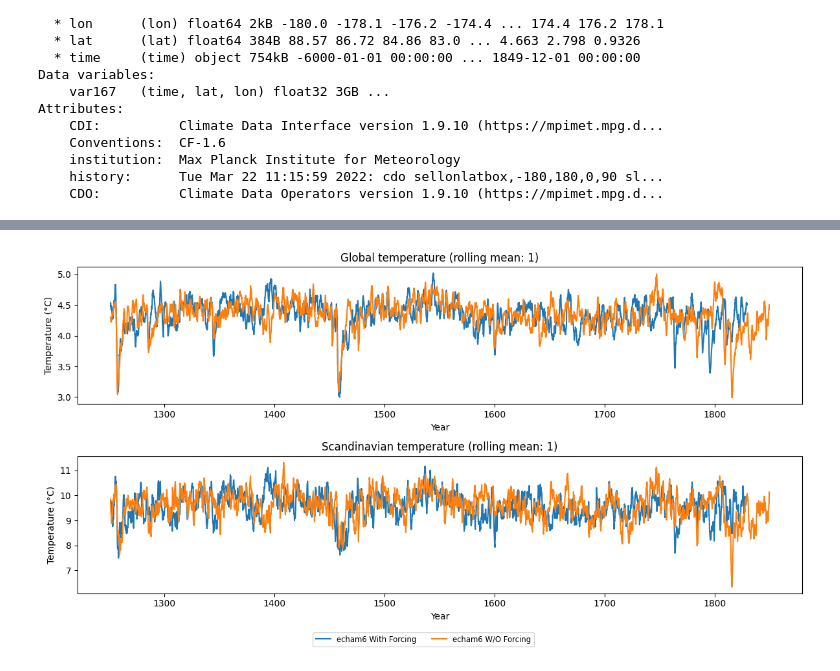
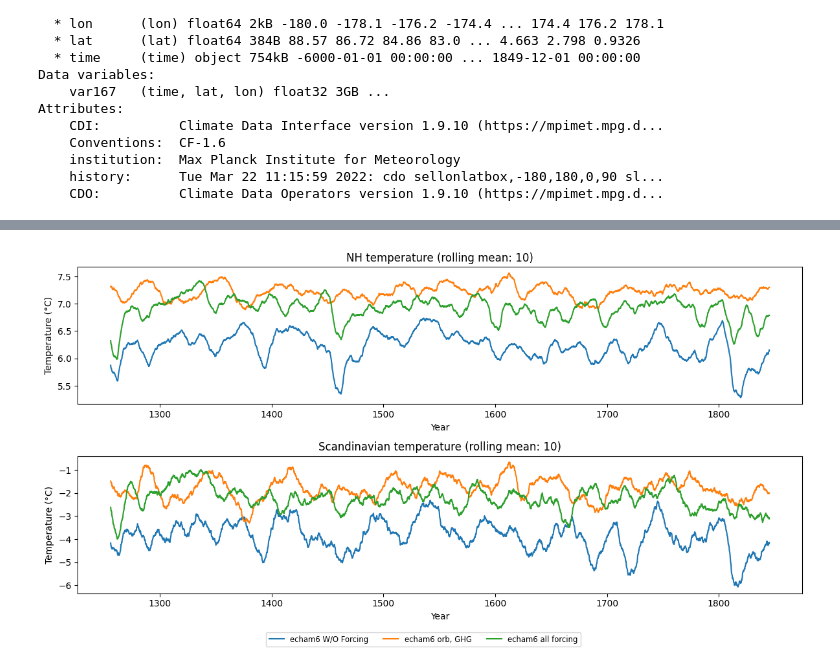
Before and after one commit to EliHHogemo/lia, a Jupyter notebook: Scandinavia_vs_globe_cold_temp.ipynb, the cells around one changed output, grey strips where cells are left out. Drawn from its saved outputs; the diff is of its cells as text; code cells hidden in the pictures.

```diff
--- a/Scandinavia_vs_globe_cold_temp.ipynb
+++ b/Scandinavia_vs_globe_cold_temp.ipynb
@@ -100,7 +118,4 @@ task_NH
 # %%
-tas_orb_GHG = xr.open_dataset('slo0043_echam6_BOT_mm_1001-8850_167_NH.nc')
-tas_all_forcing = xr.open_dataset('slo0042+slo0046+slo0050_echam6_BOT_mm_1001_8850_167_NH.nc')
-
 # === Fix TIME for orb_GHG ===
 n_months_wf = tas_orb_GHG.sizes['time']
 start_year_wf = 1850 - (n_months_wf // 12)  # reverse from last year
@@ -121,8 +136,8 @@ tas_all_forcing = tas_all_forcing.assign_coords(time=("time", cftime_time_wof))
 tas_orb_GHG_lia = tas_orb_GHG.sel(time=slice(f'{start_year}-01-01', f'{end_year}-12-31'))
 tas_all_forcing_lia = tas_all_forcing.sel(time=slice(f'{start_year}-01-01', f'{end_year}-12-31'))
 
-orb_GHG_lia = tas_orb_GHG_lia['var167'].sel(lat=scand_lat).mean(dim=['lat', 'lon'])
-all_forcing_lia = tas_all_forcing_lia['var167'].sel(lat=scand_lat).mean(dim=['lat', 'lon'])
+orb_GHG_lia = tas_orb_GHG_lia['var167'].sel(lat=nh_lat).mean(dim=['lat', 'lon'])
+all_forcing_lia = tas_all_forcing_lia['var167'].sel(lat=nh_lat).mean(dim=['lat', 'lon'])
 
 orb_GHG_smooth = orb_GHG_lia.rolling(time=rolling_months, center=True).mean()
 all_forcing_smooth = all_forcing_lia.rolling(time=rolling_months, center=True).mean()
@@ -194,6 +209,6 @@ plt.show()
 # %%
-x_scand_wf = cftime_to_decimal_year(scand_smoothed_wf['time'].values)
-x_scand_wof = cftime_to_decimal_year(scand_smoothed_wof['time'].values)
+x_nh_wf = cftime_to_decimal_year(nh_smoothed_wf['time'].values)
+x_nh_wof = cftime_to_decimal_year(nh_smoothed_wof['time'].values)
 
 x_orb_GHG = cftime_to_decimal_year(orb_GHG_smooth['time'].values)
 x_all_forcing = cftime_to_decimal_year(all_forcing_smooth['time'].values)
@@ -201,8 +216,8 @@ x_all_forcing = cftime_to_decimal_year(all_forcing_smooth['time'].values)
 fig, ax = plt.subplots(figsize=(12,6))
 
 
-ax.plot(x_scand_wf, scand_smoothed_wf - 273.15, label='echam6 With Forcing')
-ax.plot(x_scand_wof, scand_smoothed_wof - 273.15, label='echam6 W/O Forcing')
+#ax.plot(x_nh_wf, nh_smoothed_wf - 273.15, label='echam6 With Forcing')
+ax.plot(x_nh_wof, nh_smoothed_wof - 273.15, label='echam6 W/O Forcing')
 ax.plot(x_orb_GHG, orb_GHG_smooth - 273.15, label='echam6 orb, GHG')
 ax.plot(x_all_forcing, all_forcing_smooth - 273.15, label='echam6 all forcing')
 ax.set_xlabel('Year')
@@ -225,5 +240,5 @@ plt.show()
 # %%
-scand_lat = slice(89, 0)
+scand_lat = slice(89, 50)
 scand_lon = slice(-10, 50)
 
 scand_lia_wf = t2m_wf_lia['var167'].sel(lat=scand_lat, lon = scand_lon).mean(dim=['lat', 'lon'])
@@ -232,37 +247,46 @@ scand_lia_wof = t2m_wof_lia['var167'].sel(lat=scand_lat, lon = scand_lon).mean(d
 # Smooth with rolling mean
 scand_smoothed_wf = scand_lia_wf.rolling(time=rolling_months, center=True).mean()
 scand_smoothed_wof = scand_lia_wof.rolling(time=rolling_months, center=True).mean()
+# %%
+scand_orb_GHG_lia = tas_orb_GHG_lia['var167'].sel(lat=scand_lat, lon = scand_lon).mean(dim=['lat', 'lon'])
+scand_all_forcing_lia = tas_all_forcing_lia['var167'].sel(lat=scand_lat, lon = scand_lon).mean(dim=['lat', 'lon'])
+
+scand_orb_GHG_smooth = scand_orb_GHG_lia.rolling(time=rolling_months, center=True).mean()
+scand_all_forcing_smooth = scand_all_forcing_lia.rolling(time=rolling_months, center=True).mean()
 # %%
-x_wf = cftime_to_decimal_year(smoothed_global_mean_wf['time'].values)
-x_wof = cftime_to_decimal_year(smoothed_global_mean_wof['time'].values)
-
 x_scand_wf = cftime_to_decimal_year(scand_smoothed_wf['time'].values)
 x_scand_wof = cftime_to_decimal_year(scand_smoothed_wof['time'].values)
+x_scand_orb_GHG = cftime_to_decimal_year(scand_orb_GHG_smooth['time'].values)
+x_scand_all_forcing = cftime_to_decimal_year(scand_all_forcing_smooth['time'].values)
 
 fig, ax = plt.subplots(2,1, figsize=(12,6))
 
-ax[0].plot(x_wf, smoothed_global_mean_wf - 273.15, label='echam6 With Forcing')
-ax[0].plot(x_wof, smoothed_global_mean_wof - 273.15, label='echam6 W/O Forcing')
+#ax[0].plot(x_nh_wf, nh_smoothed_wf - 273.15, label='echam6 With Forcing')
+ax[0].plot(x_nh_wof, nh_smoothed_wof - 273.15, label='echam6 W/O Forcing')
+ax[0].plot(x_orb_GHG, orb_GHG_smooth - 273.15, label='echam6 orb, GHG')
+ax[0].plot(x_all_forcing, all_forcing_smooth - 273.15, label='echam6 all forcing')
 ax[0].set_xlabel('Year')
 ax[0].set_ylabel('Temperature (°C)')
-ax[0].set_title(f'Global temperature (rolling mean: {rolling_years})')
+ax[0].set_title(f'NH temperature (rolling mean: {rolling_years})')
 
-ax[1].plot(x_scand_wf, scand_smoothed_wf - 273.15, label='echam6 With Forcing')
+#ax[1].plot(x_scand_wf, scand_smoothed_wf - 273.15, label='echam6 With Forcing')
 ax[1].plot(x_scand_wof, scand_smoothed_wof - 273.15, label='echam6 W/O Forcing')
+ax[1].plot(x_scand_orb_GHG, scand_orb_GHG_smooth - 273.15, label='echam6 orb, GHG')
+ax[1].plot(x_scand_all_forcing, scand_all_forcing_smooth - 273.15, label='echam6 all forcing')
 ax[1].set_xlabel('Year')
 ax[1].set_ylabel('Temperature (°C)')
 ax[1].set_title(f'Scandinavian temperature (rolling mean: {rolling_years})')
 
 handles, labels = ax[0].get_legend_handles_labels()
 fig.legend(
     handles, labels,
     loc='lower center',
     bbox_to_anchor=(0.5, -0.05),
-    ncol=2,
+    ncol=4,
     fontsize='small',
     frameon=True
 )
 plt.tight_layout()
 plt.show()
 # %% [output]
-[figure, old version]
+[figure, new version]
```
Also changed, not shown: parts of 12 cells of this notebook.
